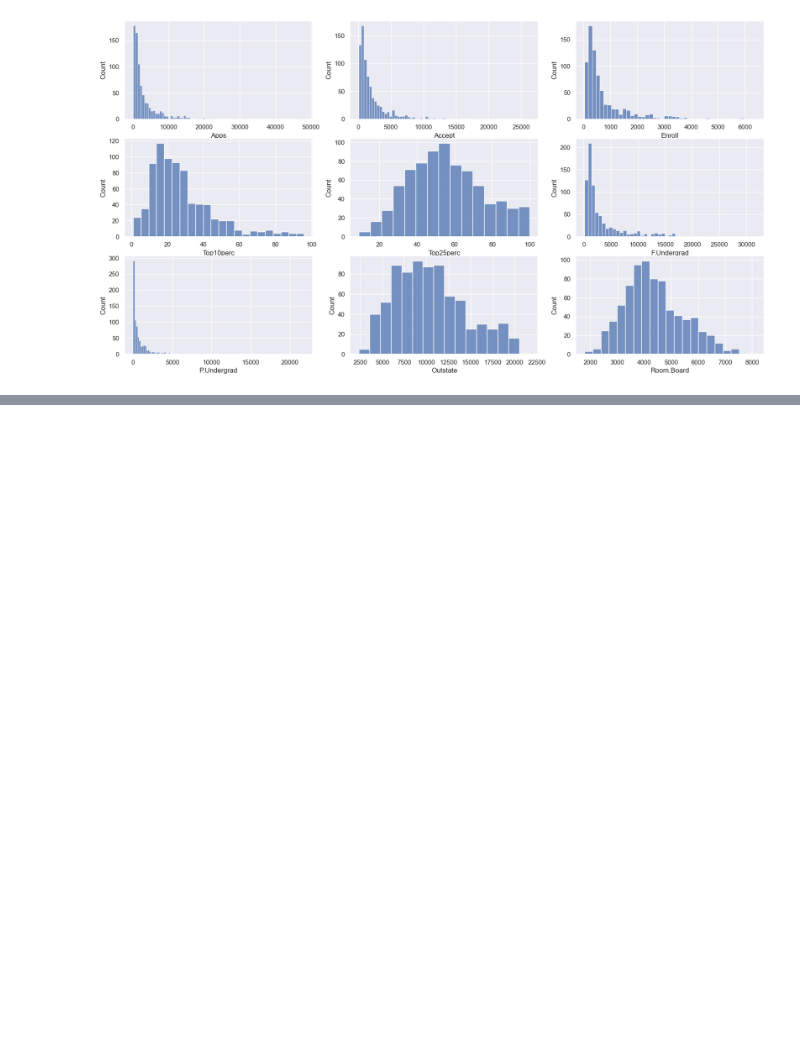
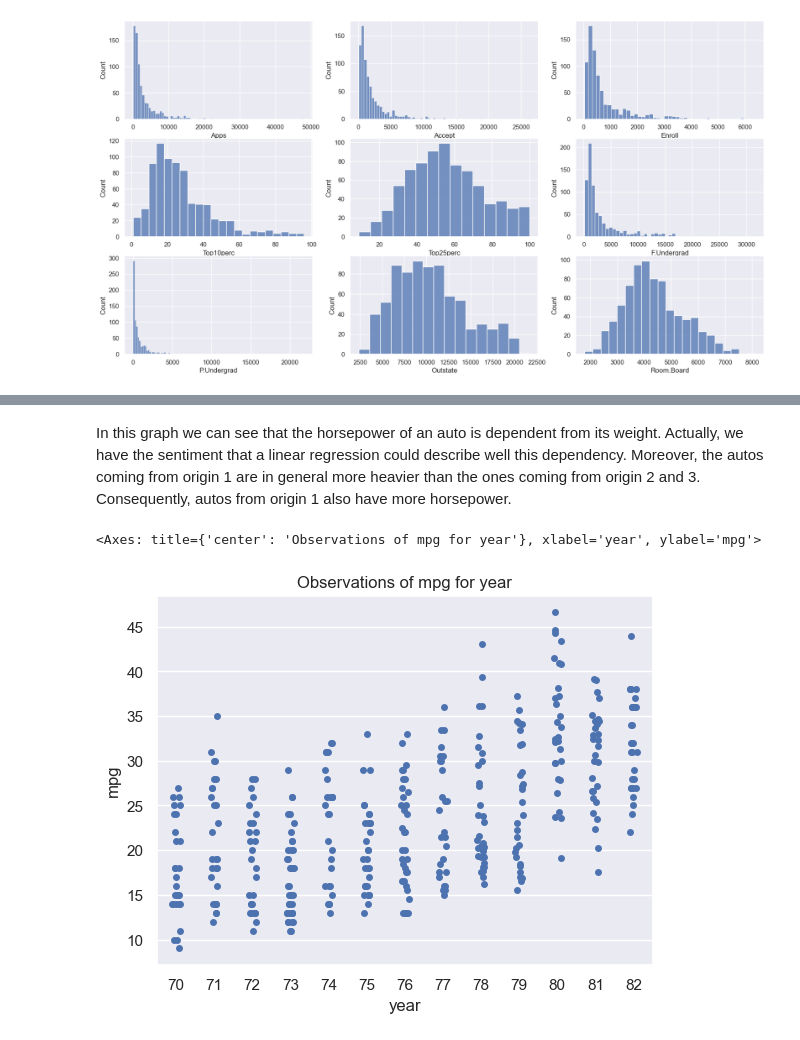
Before and after one commit to VascoSch92/an_introduction_to_statistical_learning, a Jupyter notebook: solutions/chapter_2_statistical_learning.ipynb, the cells around one changed output, grey strips where cells are left out. Cells and saved outputs as stored; diff of their text form; code cells hidden in the pictures; blank space fills up the shorter version.

```diff
--- a/solutions/chapter_2_statistical_learning.ipynb
+++ b/solutions/chapter_2_statistical_learning.ipynb
@@ -254,0 +333,8 @@ g9 = sns.histplot(ax =axs[2,2],  data=df_college, x = 'Room.Board')
+# %% [markdown]
+In this graph we can see that the horsepower of an auto is dependent from its weight. Actually, we have the sentiment that a linear regression could describe well this dependency. Moreover, the autos coming from origin 1 are in general more heavier than the ones coming from origin 2 and 3. Consequently, autos from origin 1 also have more horsepower.
+# %%
+plt.title('Observations of mpg for year')
+sns.stripplot(data=df_auto, x='year', y='mpg')
+# %% [output]
+<Axes: title={'center': 'Observations of mpg for year'}, xlabel='year', ylabel='mpg'>
+[figure, added]
```
Also changed, not shown: parts of 32 cells of this notebook.
